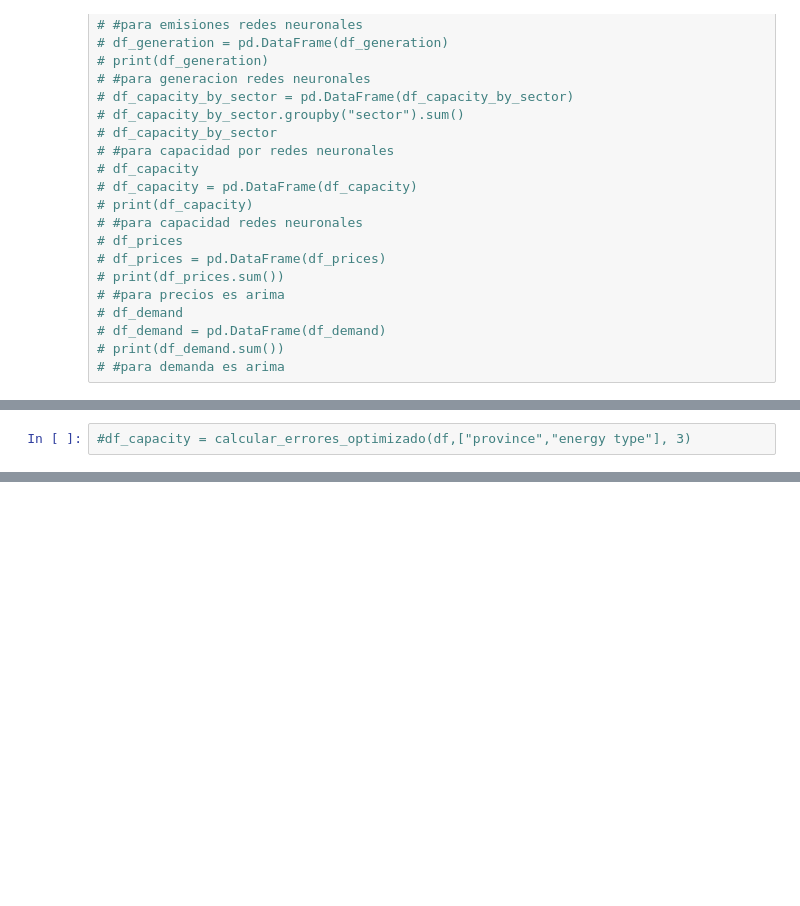
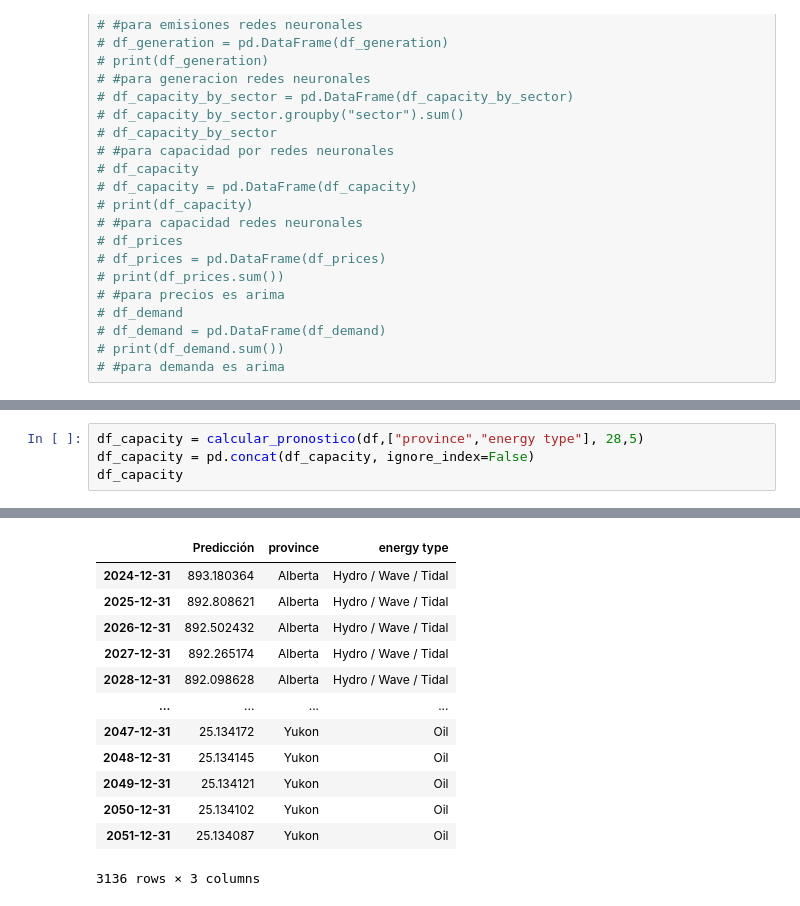
Before and after one commit to Odquinteroc/Project-Data-Analysis-Lambton, a Jupyter notebook: Modelos_predictivos/Test_Modelos.ipynb, the cells around one changed output, grey strips where cells are left out. Cells and saved outputs as stored; diff of their text form; blank space fills up the shorter version.

```diff
--- a/Modelos_predictivos/Test_Modelos.ipynb
+++ b/Modelos_predictivos/Test_Modelos.ipynb
@@ -564,5 +553,8 @@ def calcular_pronosticouni(data, iterables2D,periodos_a_predecir,time_step):
 
     # Devuelve la lista de resultados
     return resultados
-# %%
-#df_capacity = calcular_errores_optimizado(df,["province","energy type"], 3)
+# %%
+df_capacity = calcular_pronostico(df,["province","energy type"], 28,5)
+df_capacity = pd.concat(df_capacity, ignore_index=False)
+df_capacity
+# %% [output]
@@ -568,0 +578,13 @@ def calcular_pronosticouni(data, iterables2D,periodos_a_predecir,time_step):
+|  | Predicción | province | energy type |
+| 2024-12-31 | 893.180364 | Alberta | Hydro / Wave / Tidal |
+| 2025-12-31 | 892.808621 | Alberta | Hydro / Wave / Tidal |
+| 2026-12-31 | 892.502432 | Alberta | Hydro / Wave / Tidal |
+| 2027-12-31 | 892.265174 | Alberta | Hydro / Wave / Tidal |
+| 2028-12-31 | 892.098628 | Alberta | Hydro / Wave / Tidal |
+| ... | ... | ... | ... |
+| 2047-12-31 | 25.134172 | Yukon | Oil |
+| 2048-12-31 | 25.134145 | Yukon | Oil |
+| 2049-12-31 | 25.134121 | Yukon | Oil |
+| 2050-12-31 | 25.134102 | Yukon | Oil |
+| 2051-12-31 | 25.134087 | Yukon | Oil |
+3136 rows × 3 columns
```
Also changed, not shown: parts of 12 cells of this notebook.
